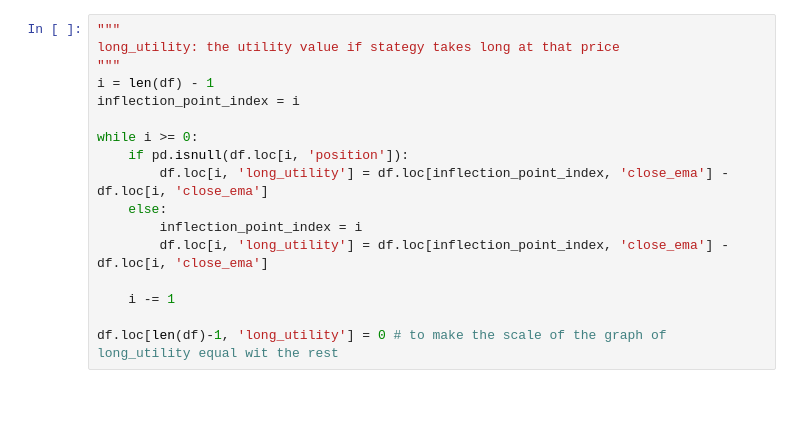
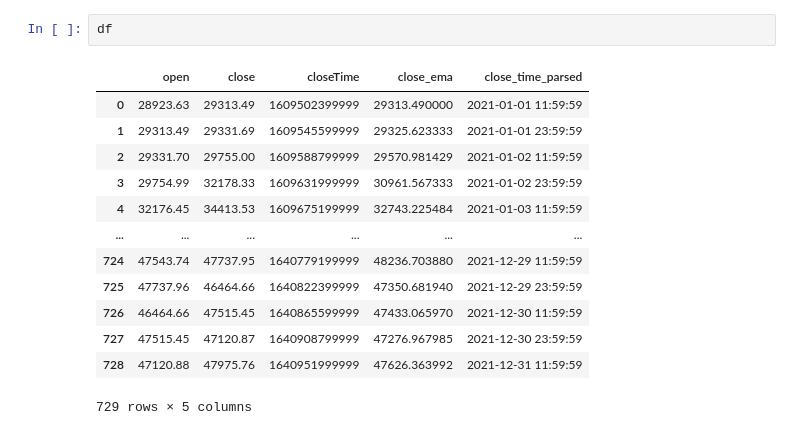
Before and after one commit to NaolGB/Long-Reward-Labeling, a Jupyter notebook: labeling.ipynb, the cells around one changed output. Drawn from its saved outputs; the diff is of its cells as text; blank space fills up the shorter version.

```diff
--- a/labeling.ipynb
+++ b/labeling.ipynb
@@ -234,20 +39,19 @@ while (time_n < len(df) - 1) and (time_n_1 < len(df) - 1):
-# %%
-"""
-long_utility: the utility value if stategy takes long at that price
-"""
-i = len(df) - 1
-inflection_point_index = i
-
-while i >= 0:
-    if pd.isnull(df.loc[i, 'position']):
-        df.loc[i, 'long_utility'] = df.loc[inflection_point_index, 'close_ema'] - df.loc[i, 'close_ema']
-    else:
-        inflection_point_index = i
-        df.loc[i, 'long_utility'] = df.loc[inflection_point_index, 'close_ema'] - df.loc[i, 'close_ema']
-
-    i -= 1
-
-df.loc[len(df)-1, 'long_utility'] = 0 # to make the scale of the graph of long_utility equal wit the rest
+# %%
+df
+# %% [output]
+|  | open | close | closeTime | close_ema | close_time_parsed |
+| 0 | 28923.63 | 29313.49 | 1609502399999 | 29313.490000 | 2021-01-01 11:59:59 |
+| 1 | 29313.49 | 29331.69 | 1609545599999 | 29325.623333 | 2021-01-01 23:59:59 |
+| 2 | 29331.70 | 29755.00 | 1609588799999 | 29570.981429 | 2021-01-02 11:59:59 |
+| 3 | 29754.99 | 32178.33 | 1609631999999 | 30961.567333 | 2021-01-02 23:59:59 |
+| 4 | 32176.45 | 34413.53 | 1609675199999 | 32743.225484 | 2021-01-03 11:59:59 |
+| ... | ... | ... | ... | ... | ... |
+| 724 | 47543.74 | 47737.95 | 1640779199999 | 48236.703880 | 2021-12-29 11:59:59 |
+| 725 | 47737.96 | 46464.66 | 1640822399999 | 47350.681940 | 2021-12-29 23:59:59 |
+| 726 | 46464.66 | 47515.45 | 1640865599999 | 47433.065970 | 2021-12-30 11:59:59 |
+| 727 | 47515.45 | 47120.87 | 1640908799999 | 47276.967985 | 2021-12-30 23:59:59 |
+| 728 | 47120.88 | 47975.76 | 1640951999999 | 47626.363992 | 2021-12-31 11:59:59 |
+729 rows × 5 columns
 # %%
 plt.figure(figsize=(25, 10))
 plt.subplot(411)
```
Also changed, not shown: parts of 10 cells of this notebook, 3 other files.
